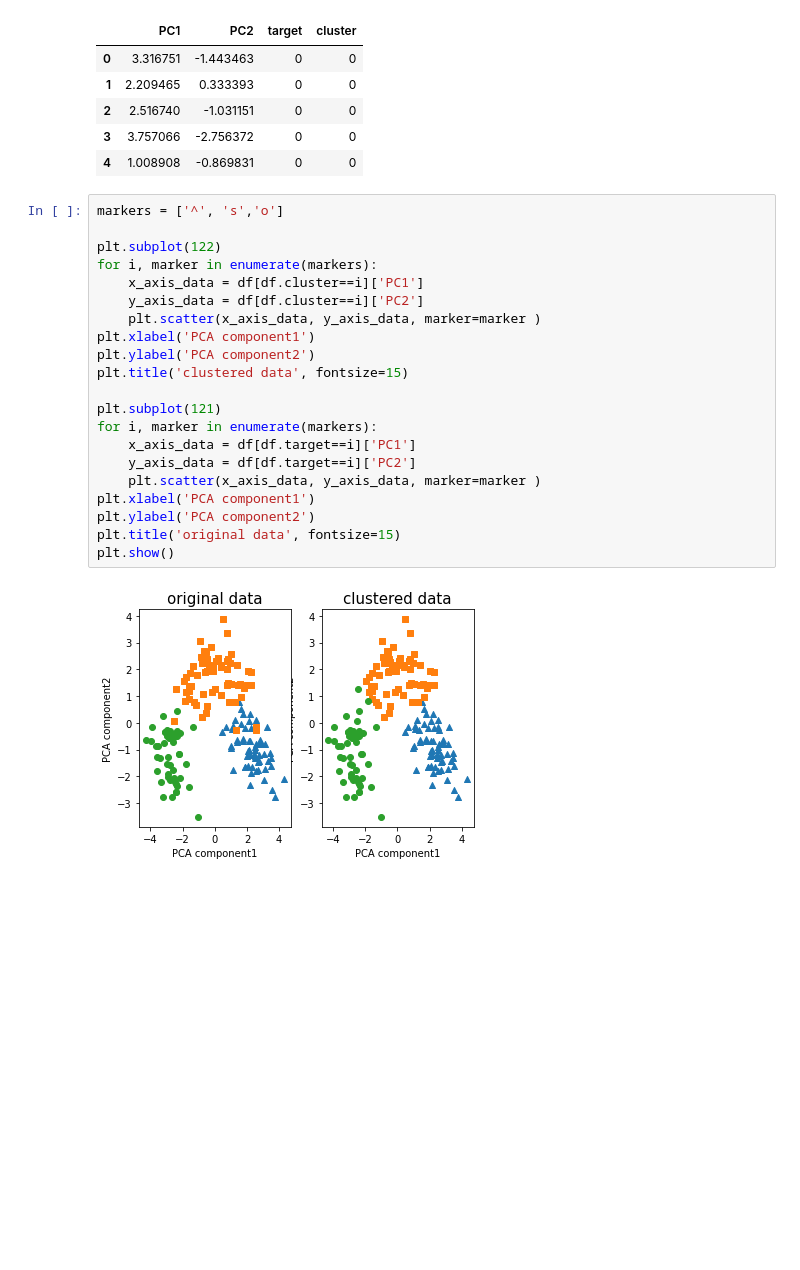
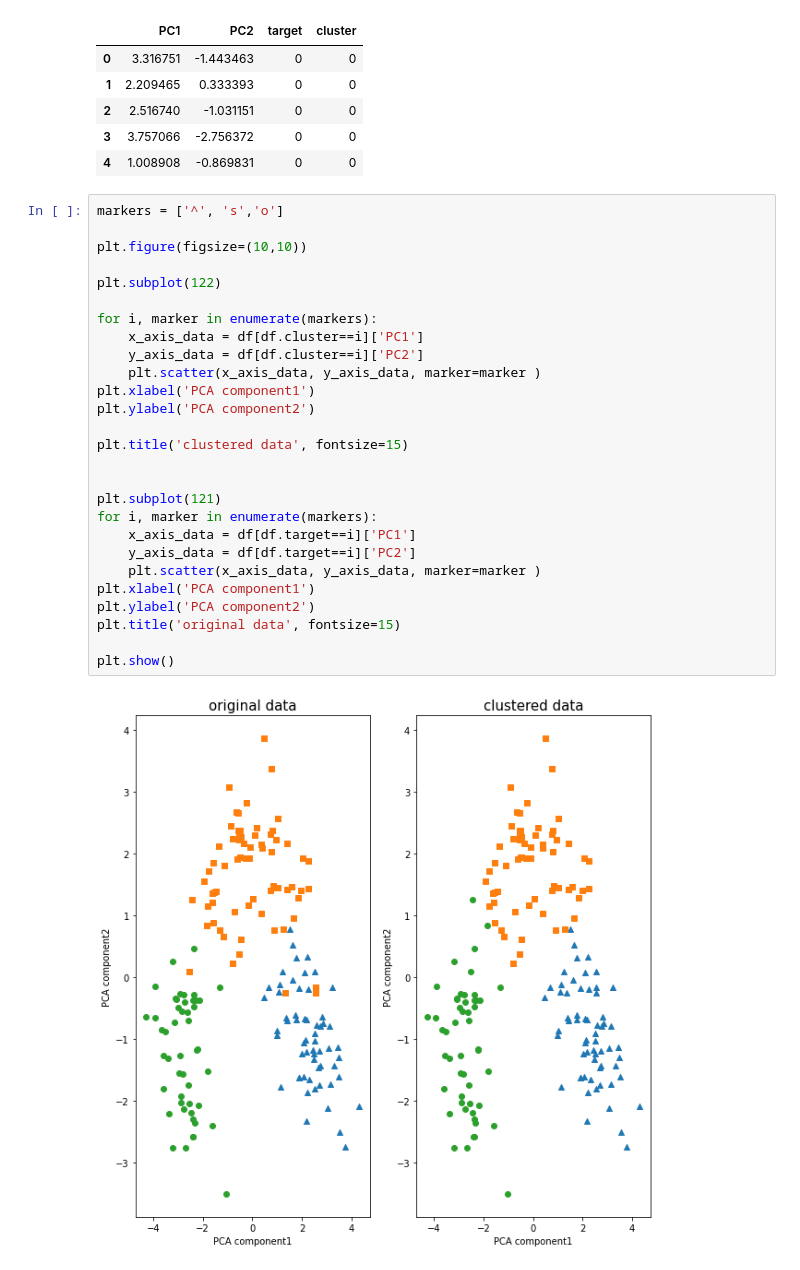
Before and after one commit to vvbshvv/machine-learining, a Jupyter notebook: 05.차원축소 군집화/02.와인데이터PCA.ipynb, the cells around one changed output. Cells and saved outputs as stored; diff of their text form; blank space fills up the shorter version.

```diff
--- a/05.차원축소 군집화/02.와인데이터PCA.ipynb
+++ b/05.차원축소 군집화/02.와인데이터PCA.ipynb
@@ -119,23 +119,29 @@ df.head()
 # %%
 markers = ['^', 's','o']
 
+plt.figure(figsize=(10,10))
+
 plt.subplot(122)
+
 for i, marker in enumerate(markers):
     x_axis_data = df[df.cluster==i]['PC1']
     y_axis_data = df[df.cluster==i]['PC2']
     plt.scatter(x_axis_data, y_axis_data, marker=marker )
 plt.xlabel('PCA component1')
 plt.ylabel('PCA component2')
+
 plt.title('clustered data', fontsize=15)
+
 
 plt.subplot(121)
 for i, marker in enumerate(markers):
     x_axis_data = df[df.target==i]['PC1']
     y_axis_data = df[df.target==i]['PC2']
     plt.scatter(x_axis_data, y_axis_data, marker=marker )
 plt.xlabel('PCA component1')
 plt.ylabel('PCA component2')
 plt.title('original data', fontsize=15)
+
 plt.show()
 # %% [output]
-[figure, old version]
+[figure, new version]
```
Also changed, not shown: 14 other files.
